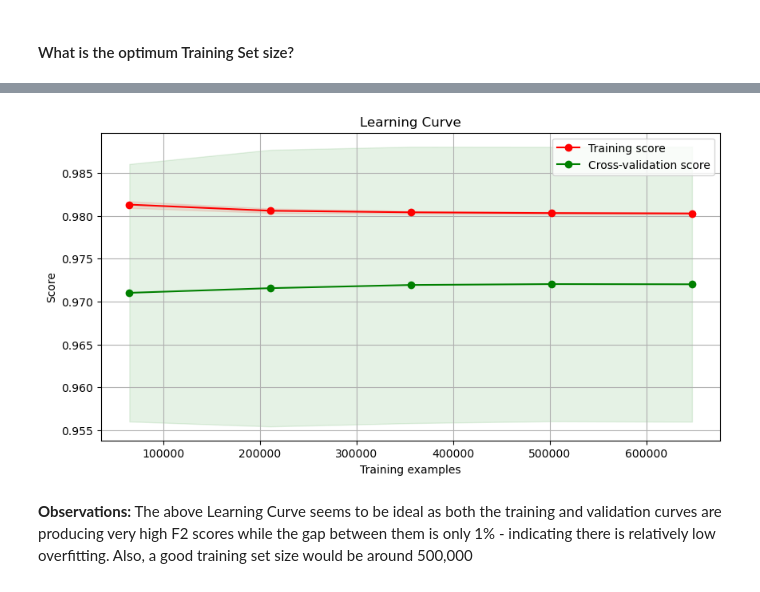
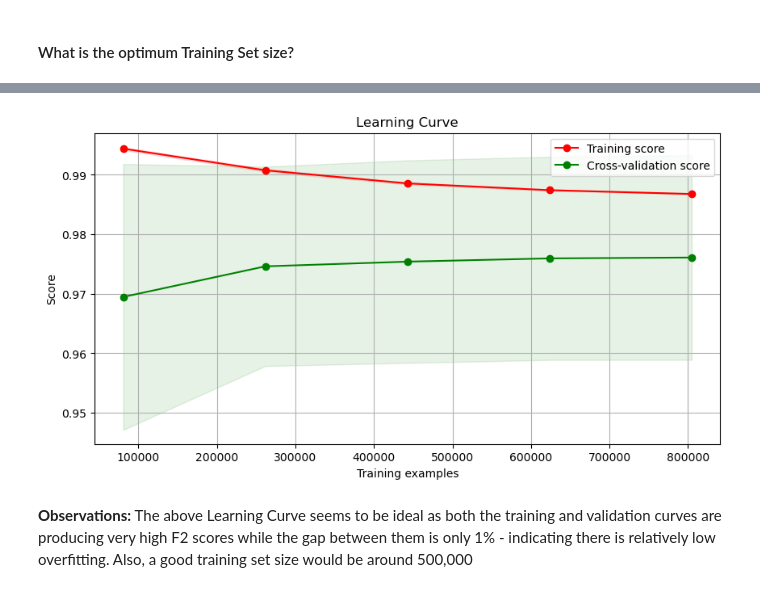
Before and after one commit to Hey-DJ/ML-IntrusionDetection, a Jupyter notebook: 6.Model Tuning.ipynb, the cells around one changed output, grey strips where cells are left out. Cells and saved outputs as stored; diff of their text form; code cells hidden in the pictures.

Commit message:
Finalised code
Refer to "Detection of Cyber-attacks on Network Infrastructure using Machine Learning Models" capstone project paper

```diff
--- a/6.Model Tuning.ipynb
+++ b/6.Model Tuning.ipynb
@@ -16,10 +18,6 @@ from sklearn.calibration import LabelEncoder
 #drop features that are not required
 features_to_drop = ['Protocol', 'Dst Port Class']
 X_train.drop(axis=1, columns=features_to_drop, inplace=True)
-
-#Encode the target classes
-labelEnc = LabelEncoder()
-y_train = pd.Series(labelEnc.fit_transform(y_train), index=y_train.index)
 # %%
 from collections import Counter
 Counter(y_train)
@@ -189,7 +195,8 @@ Counter({8: 164962,
 # %%
 from CustomFunctions import Timer
-clf = LGBMClassifier(boosting_type='dart', objective='multiclass', n_jobs=-1, verbose=-1,
-                     n_estimators=150, learning_rate=0.066, max_depth=11, max_bin=400 )
+clf = LGBMClassifier(boosting_type='gbdt', objective='multiclass', n_jobs=-1, verbose=-1,
+                     n_estimators=100, num_leaves=152, learning_rate=0.1158, max_bin=400,
+                    bagging_fraction=0.807, bagging_freq=0)
 
 #First fit the model
 t = Timer()
@@ -278,13 +381,13 @@ F2 Macro score:  85.4%
 # %%
 from plot_Validation_and_LearningCurves import plot_learning_curve, plot_validation_curve
 from sklearn import metrics
 from sklearn.metrics import make_scorer, fbeta_score
 from sklearn.model_selection import StratifiedKFold
 
-cv = StratifiedKFold(n_splits=5)
+cv = StratifiedKFold(n_splits=7)
 f2_scorer = make_scorer(fbeta_score, beta=2, average='macro')
 plot_learning_curve(clf, X=X_train2, y=y_train2, cv=cv, scoring=f2_scorer, train_sizes=np.linspace(0.1, 1.0, 5));
 # %% [output]
-[figure, old version]
+[figure, new version]
 # %% [markdown]
 **Observations:** The above Learning Curve seems to be ideal as both the training and validation curves are producing very high F2 scores while the gap between them is only 1% - indicating there is relatively low overfitting. Also, a good training set size would be around 500,000
```
Also changed, not shown: parts of 13 cells of this notebook, 4 other files.
